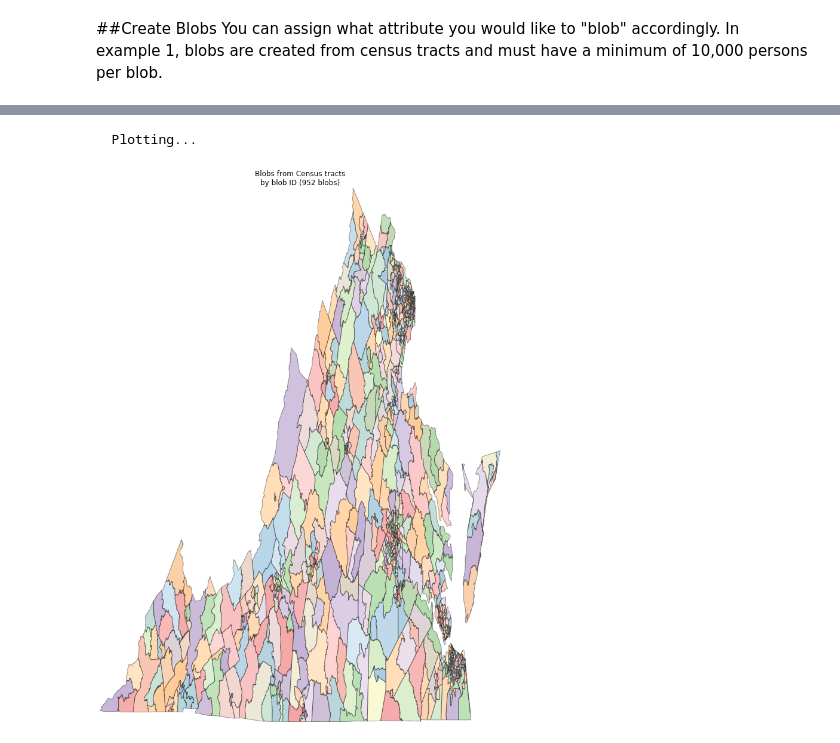
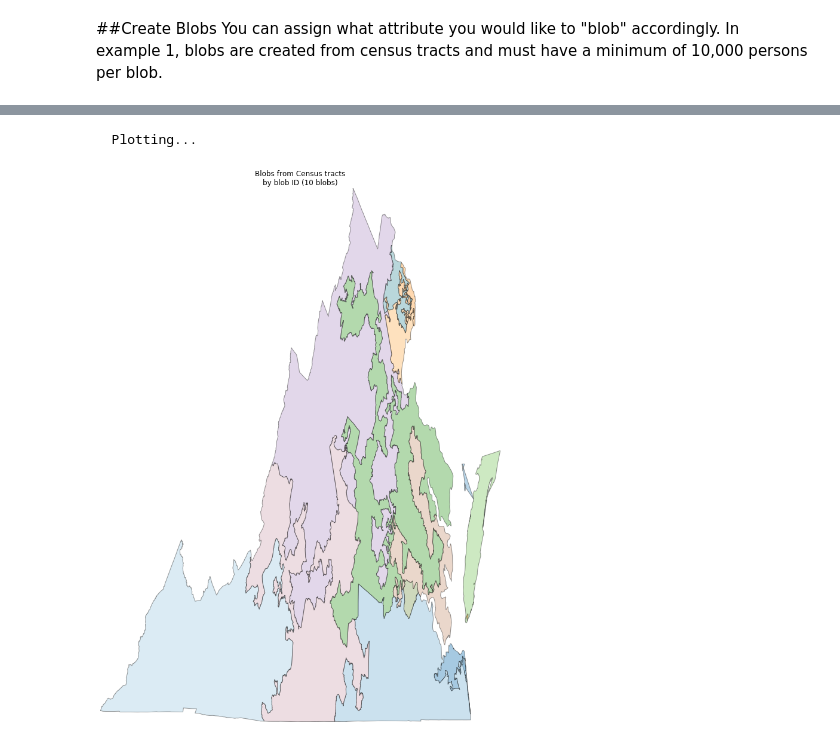
Before and after one commit to ChicagoHarris/blobs, a Jupyter notebook: tutorials/Blob Example-Virginia.ipynb, the cells around one changed output, grey strips where cells are left out. Drawn from its saved outputs; the diff is of its cells as text; code cells hidden in the pictures.

Commit message:
added updated virginia notebook

```diff
--- a/tutorials/Blob Example-Virginia.ipynb
+++ b/tutorials/Blob Example-Virginia.ipynb
@@ -97,6 +76,6 @@ You can assign what attribute you would like to "blob" accordingly. In example 1
 # %%
 # Example 1: Create blobs minimum population of 10,000 in each blob. This calls a Pop-Up Window with the Map.
-b = blobs.Blobs(d, 'TOTPOP', 500000, iterations=1)
+c = blobs.Blobs(d, 'TOTPOP', 600000, iterations=1, plot=False)
 # %% [output]
 ['VAP_PI', 'VAP_NA', 'TOTPOP_WNH', 'TOTPOP', 'TOTPOP_PI', 'VAP', 'TOTPOP_NA', 'VAP_WNH', 'VAP_H', 'TOTPOP_B', 'TOTPOP_A', 'VAP_A', 'VAP_B', 'TOTPOP_H', 'PRS08_REP_per', 'PRS08_DEM_per', 'GOV09_DEM_per ...
 
@@ -120,7 +147,7 @@ ValueError: Both *x_transform* and *y_transform* must be 2D affine transforms.
 # %%
 #output a shape file for the generated blobs. Visualize the blobs map
-b.generate_shapefile(filename='virginia_8000pop.shp')
-b.plot_blobs(blob_shp = 'virginia_8000pop.shp')
+b.generate_shapefile(filename='virginia_10dists.shp')
+b.plot_blobs(blob_shp = 'virginia_10dists.shp')
 # %% [output]
   Plotting...
-[figure, old version]
+[figure, new version]
```
Also changed, not shown: parts of 29 cells of this notebook.
